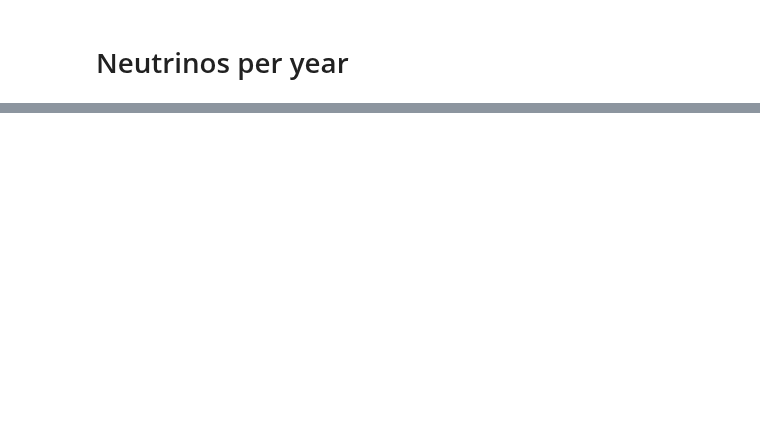
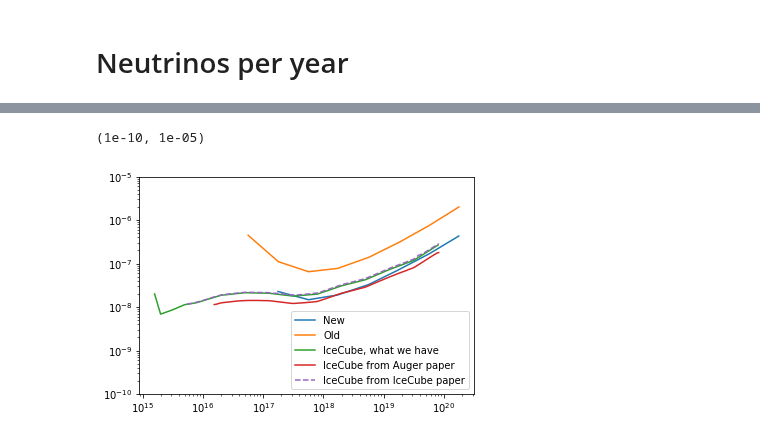
Before and after one commit to toej93/ARA_analysis, a Jupyter notebook: plotting/limits/sensitivities_for_ARAproposal2019.ipynb, the cells around one changed output, grey strips where cells are left out. Saved outputs shown, nothing was run; the diff lists cells and outputs as text; code cells hidden in the pictures; blank space fills up the shorter version.

```diff
--- a/plotting/limits/sensitivities_for_ARAproposal2019.ipynb
+++ b/plotting/limits/sensitivities_for_ARAproposal2019.ipynb
@@ -87,0 +104,18 @@ neutrino_plots.plot_neutrinos_by_year_ara(fluxes, ara_energies, ara_by_year, sty
+# %%
+auger_old = pd.read_csv("/users/PCON0003/cond0068/ARA/AraRoot/analysis/ARA_analysis/plotting/limits/sensitivities/auger.txt",skiprows=range(0, 8),names=colnames,sep="\t", index_col=False)
+auger_new = pd.read_csv("/users/PCON0003/cond0068/ARA/AraRoot/analysis/ARA_analysis/plotting/limits/sensitivities/auger2019.txt",skiprows=range(0, 10),names=colnames,sep=' ', index_col=False)
+icecube = pd.read_csv("/users/PCON0003/cond0068/ARA/AraRoot/analysis/ARA_analysis/plotting/limits/sensitivities/ice_cube_ehe.txt",skiprows=range(0, 8),names=colnames,sep='\t', index_col=False)
+icecube_auger = pd.read_csv("/users/PCON0003/cond0068/ARA/AraRoot/analysis/ARA_analysis/plotting/limits/sensitivities/IceCube_from_Auger.txt",names=colnames,sep=', ', index_col=False)
+icecube_paper = pd.read_csv("/users/PCON0003/cond0068/ARA/AraRoot/analysis/ARA_analysis/plotting/limits/sensitivities/IceCube_paper.txt",names=colnames,sep=', ', index_col=False)
+# %%
+plt.loglog(auger_new["energy"], auger_new["n"], label = "New")
+plt.loglog(auger_old["energy"], auger_old["flux"], label = "Old")
+plt.loglog(icecube["energy"]*1E9, icecube["flux"], label = "IceCube, what we have")
+plt.loglog(icecube_auger["energy"], icecube_auger["flux"], label = "IceCube from Auger paper")
+plt.loglog(icecube_paper["energy"]*1E9, icecube_paper["flux"], "--", label = "IceCube from IceCube paper")
+
+plt.legend()
+plt.ylim(1E-10, 1E-5)
+# %% [output]
+(1e-10, 1e-05)
+[figure, added]
```
Also changed, not shown: parts of 8 cells of this notebook, 20 other files.
